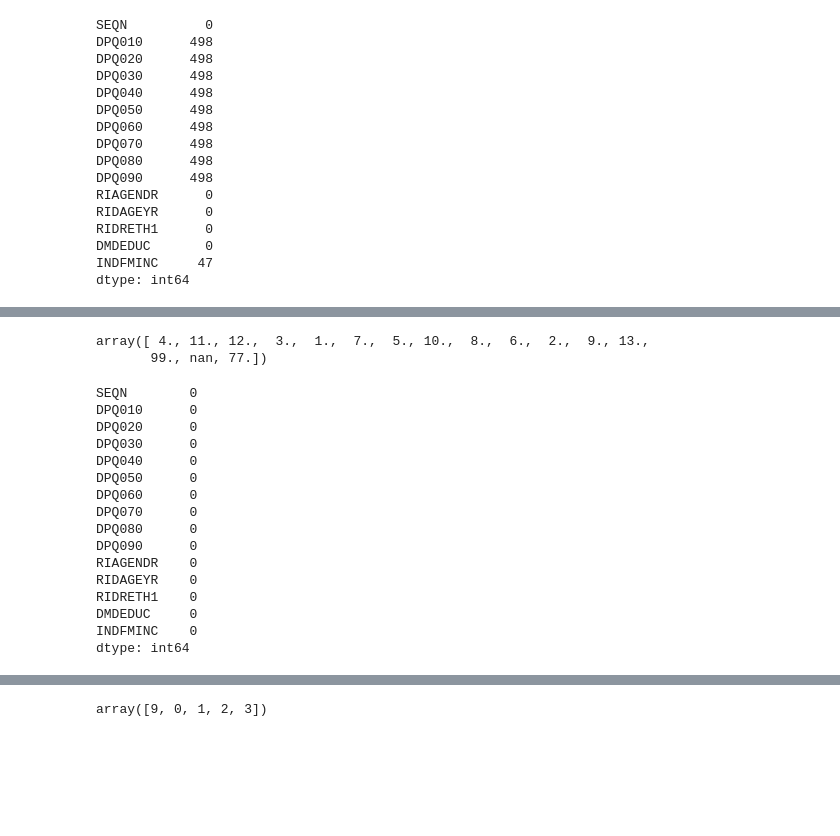
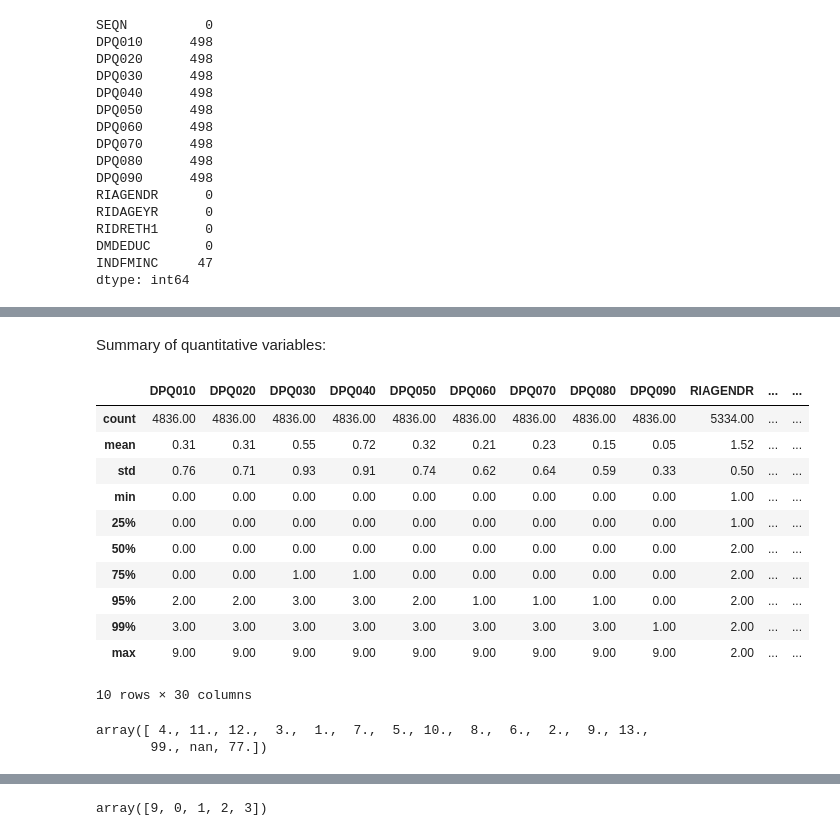
Before and after one commit to onemarcos/Tera-Jupyter-Notebook, a Jupyter notebook: Desafio Inferência/Desafio Inferência.ipynb, the cells around one changed output, grey strips where cells are left out. Cells and saved outputs as stored; diff of their text form; code cells hidden in the pictures; blank space fills up the shorter version.

```diff
--- a/Desafio Inferência/Desafio Inferência.ipynb
+++ b/Desafio Inferência/Desafio Inferência.ipynb
@@ -29,0 +51,2 @@ dtype: int64
+# %%
+db = pd.merge(df, df2, on="SEQN", how="inner")
@@ -30,3 +75,20 @@ dtype: int64
+# %% [markdown]
+Summary of quantitative variables:
+# %%
+db.drop(columns=['SEQN']).describe(percentiles = [.25, .5, .75, .95, .99]).round(2)
+# %% [output]
+|  | DPQ010 | DPQ020 | DPQ030 | DPQ040 | DPQ050 | DPQ060 | DPQ070 | DPQ080 | DPQ090 | RIAGENDR | ... | ... |
+| count | 4836.00 | 4836.00 | 4836.00 | 4836.00 | 4836.00 | 4836.00 | 4836.00 | 4836.00 | 4836.00 | 5334.00 | ... | ... |
+| mean | 0.31 | 0.31 | 0.55 | 0.72 | 0.32 | 0.21 | 0.23 | 0.15 | 0.05 | 1.52 | ... | ... |
+| std | 0.76 | 0.71 | 0.93 | 0.91 | 0.74 | 0.62 | 0.64 | 0.59 | 0.33 | 0.50 | ... | ... |
+| min | 0.00 | 0.00 | 0.00 | 0.00 | 0.00 | 0.00 | 0.00 | 0.00 | 0.00 | 1.00 | ... | ... |
+| 25% | 0.00 | 0.00 | 0.00 | 0.00 | 0.00 | 0.00 | 0.00 | 0.00 | 0.00 | 1.00 | ... | ... |
+| 50% | 0.00 | 0.00 | 0.00 | 0.00 | 0.00 | 0.00 | 0.00 | 0.00 | 0.00 | 2.00 | ... | ... |
+| 75% | 0.00 | 0.00 | 1.00 | 1.00 | 0.00 | 0.00 | 0.00 | 0.00 | 0.00 | 2.00 | ... | ... |
+| 95% | 2.00 | 2.00 | 3.00 | 3.00 | 2.00 | 1.00 | 1.00 | 1.00 | 0.00 | 2.00 | ... | ... |
+| 99% | 3.00 | 3.00 | 3.00 | 3.00 | 3.00 | 3.00 | 3.00 | 3.00 | 1.00 | 2.00 | ... | ... |
+| max | 9.00 | 9.00 | 9.00 | 9.00 | 9.00 | 9.00 | 9.00 | 9.00 | 9.00 | 2.00 | ... | ... |
+10 rows × 30 columns
 # %%
 df['INDFMINC'].unique()
 # %% [output]
@@ -39,19 +100,0 @@ df.fillna({"DPQ010": 9, "DPQ020": 9, "DPQ030": 9, "DPQ040": 9, "DPQ050": 9, "DPQ
-# %%
-df.isnull().sum()
-# %% [output]
-SEQN        0
-DPQ010      0
-DPQ020      0
-DPQ030      0
-DPQ040      0
-DPQ050      0
-DPQ060      0
-DPQ070      0
-DPQ080      0
-DPQ090      0
-RIAGENDR    0
-RIDAGEYR    0
-RIDRETH1    0
-DMDEDUC     0
-INDFMINC    0
-dtype: int64
```
Also changed, not shown: parts of 14 cells of this notebook.
